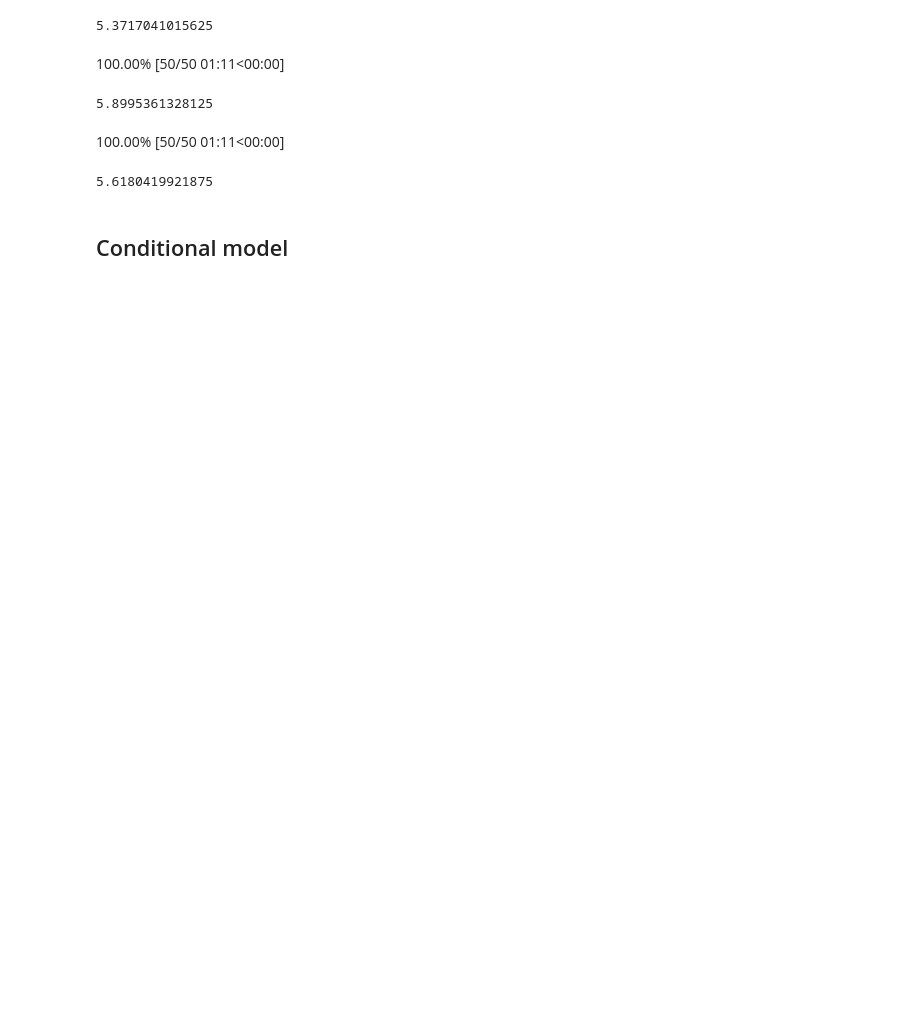
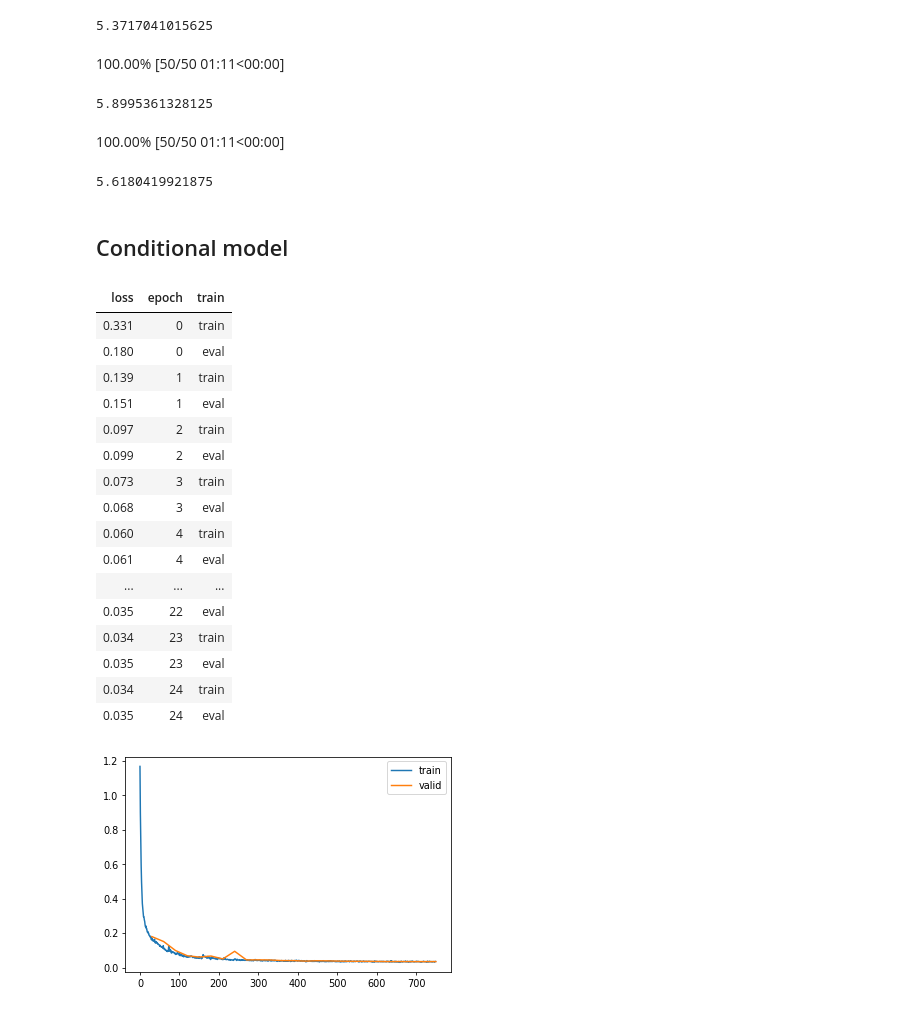
Before and after one commit to teome/diffusion-play, a Jupyter notebook: nbs/28_diffusion_attn_cond.ipynb, the cells around one changed output. Cells and saved outputs as stored; diff of their text form; code cells hidden in the pictures; blank space fills up the shorter version.

Commit message:
Implement and sample from conditional attention unet diffusion

```diff
--- a/nbs/28_diffusion_attn_cond.ipynb
+++ b/nbs/28_diffusion_attn_cond.ipynb
@@ -334,0 +337,17 @@ ie.fid(preds[-1]*2)
+# %%
+def collate_ddpm(b):
+    b = default_collate(b)
+    (xt, t), eps = noisify(b[xl])
+    return (xt, t, b[yl]), eps
+# %%
+# bump up num_workers as we're using a smaller model
+def dl_ddpm(ds): return DataLoader(ds, batch_size=bs, collate_fn=collate_ddpm, num_workers=fc.defaults.cpus)
+# %%
+@inplace
+def transformi(b): b[xl] = [F.pad(TF.to_tensor(o), (2,2,2,2)) - 0.5 for o in b[xl]]
+
+tds = dsd.with_transform(transformi)
+dls = DataLoaders(dl_ddpm(tds['train']), dl_ddpm(tds['test']))
+
+dl = dls.train
+(xt, t, c), eps = b = next(iter(dl))
@@ -334,0 +393,30 @@ ie.fid(preds[-1]*2)
+# %%
+lr = 1e-2
+epochs = 25
+opt_func = partial(optim.Adam, eps=1e-5)
+tmax = epochs * len(dls.train)
+sched = partial(lr_scheduler.OneCycleLR, max_lr=lr, total_steps=tmax)
+cbs = [DeviceCB(), ProgressCB(plot=True), MetricsCB(), BatchSchedCB(sched), MixedPrecision()]
+model = CondUNetModel(10, in_channels=1, out_channels=1, nfs=(32,64,128,256), num_layers=2)
+learn = Learner(model, dls, nn.MSELoss(), lr=lr, cbs=cbs, opt_func=opt_func)
+# %%
+learn.fit(epochs)
+# %% [output]
+| loss | epoch | train |
+| 0.331 | 0 | train |
+| 0.180 | 0 | eval |
+| 0.139 | 1 | train |
+| 0.151 | 1 | eval |
+| 0.097 | 2 | train |
+| 0.099 | 2 | eval |
+| 0.073 | 3 | train |
+| 0.068 | 3 | eval |
+| 0.060 | 4 | train |
+| 0.061 | 4 | eval |
+| ... | ... | ... |
+| 0.035 | 22 | eval |
+| 0.034 | 23 | train |
+| 0.035 | 23 | eval |
+| 0.034 | 24 | train |
+| 0.035 | 24 | eval |
+[figure, added]
```
Also changed, not shown: parts of 10 cells of this notebook.
